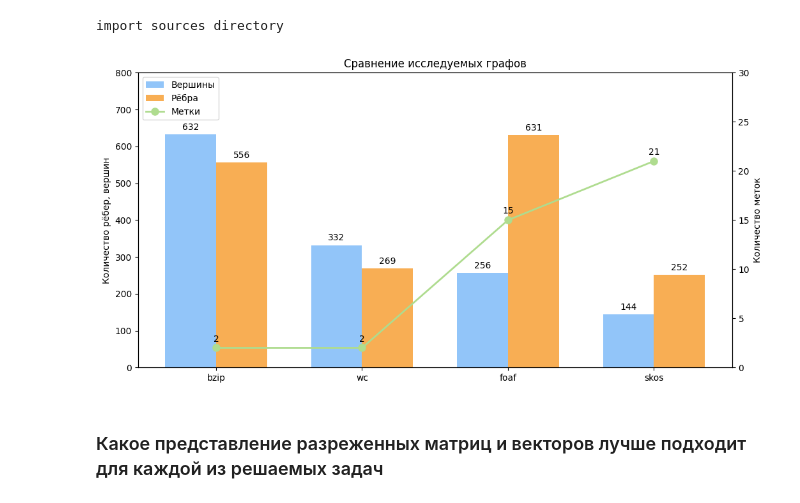
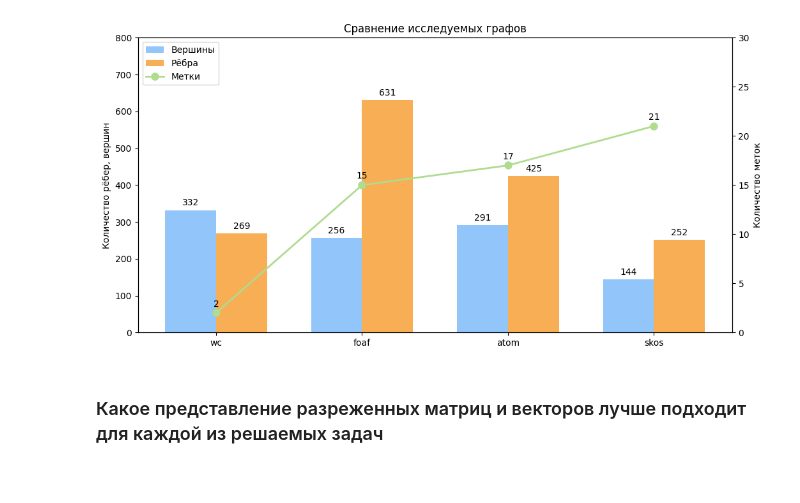
Before and after one commit to Artem-Rzhankoff/formal-lang-course, a Jupyter notebook: task5.ipynb, the cells around one changed output. Drawn from its saved outputs; the diff is of its cells as text; code cells hidden in the pictures.

```diff
--- a/task5.ipynb
+++ b/task5.ipynb
@@ -78,7 +78,7 @@ import cfpq_data
 from scipy.sparse import csc_matrix, csr_matrix, dok_matrix, lil_matrix
 import matplotlib.pyplot as plt
 
-GRAPHS = ["bzip", "foaf", "wc", "skos"]
+GRAPHS = ["atom", "foaf", "wc", "skos"]
 COLORS = {
     "nodes": "#92C5F9",
     "edges": "#F8AE54",
@@ -170,35 +170,34 @@ class GraphVisualizer:
         nodes_bars, edges_bars = self.plot_bars(ax1, x_positions, metrics)
         self.plot_line(ax2, x_positions, metrics)
 
         ax1.set_ylabel("Количество рёбер, вершин")
         ax2.set_ylabel("Количество меток")
         ax1.set_title("Сравнение исследуемых графов")
         ax1.set_xticks(x_positions)
         ax1.set_xticklabels([m.name for m in metrics])
 
         ax1.set_ylim(0, 800)
         ax2.set_ylim(0, 30)
 
         lines1, labels1 = ax1.get_legend_handles_labels()
         lines2, labels2 = ax2.get_legend_handles_labels()
         ax1.legend(lines1 + lines2, labels1 + labels2, loc="upper left")
 
         self.add_labels(ax1, nodes_bars, [m.nodes for m in metrics])
         self.add_labels(ax1, edges_bars, [m.edges for m in metrics])
 
         for i, m in enumerate(metrics):
             ax2.annotate(f"{m.labels}",
                         (x_positions[i], m.labels),
                         xytext=(0, 5),
                         textcoords="offset points",
                         ha="center",
                         va="bottom")
 
 visualizer = GraphVisualizer()
 visualizer.visualize()
 # %% [output]
-import sources directory
-[figure, old version]
+[figure, new version]
 # %% [markdown]
 ### Какое представление разреженных матриц и векторов лучше подходит для каждой из решаемых задач
 # %%
```
Also changed, not shown: parts of 2 cells of this notebook, 2 other files.
